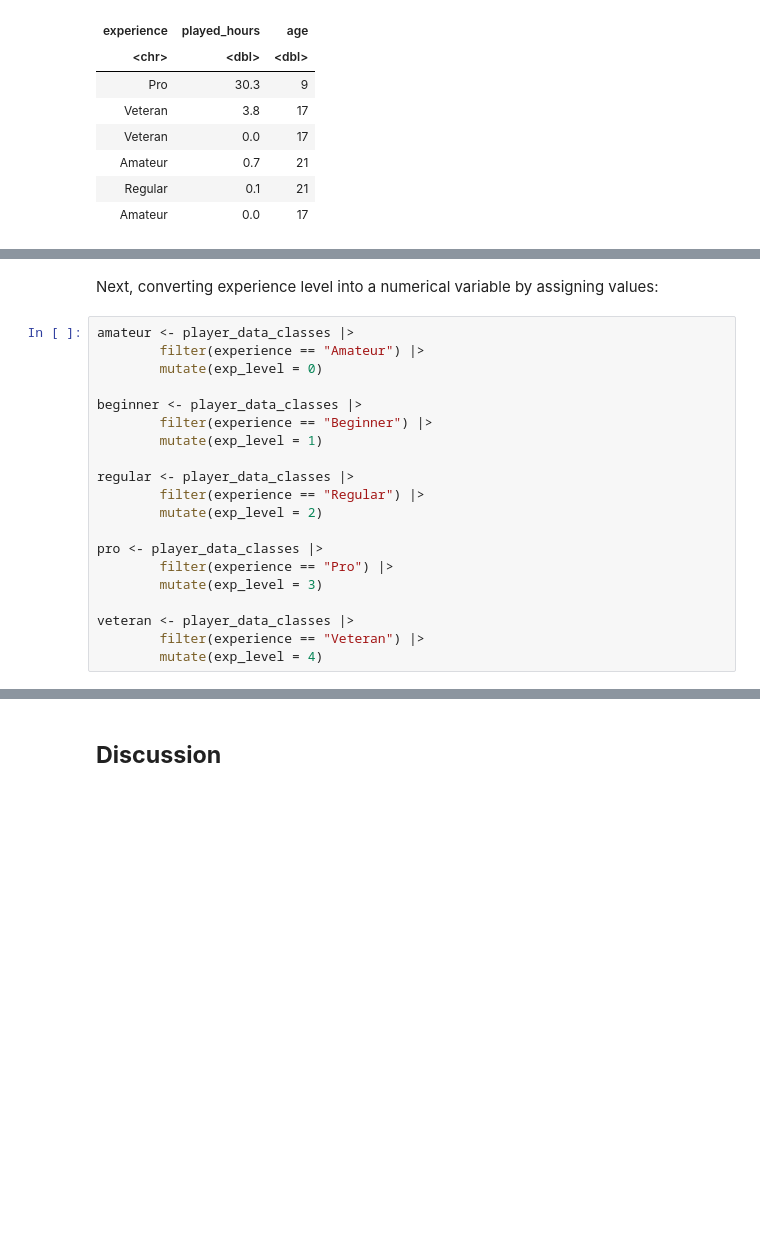
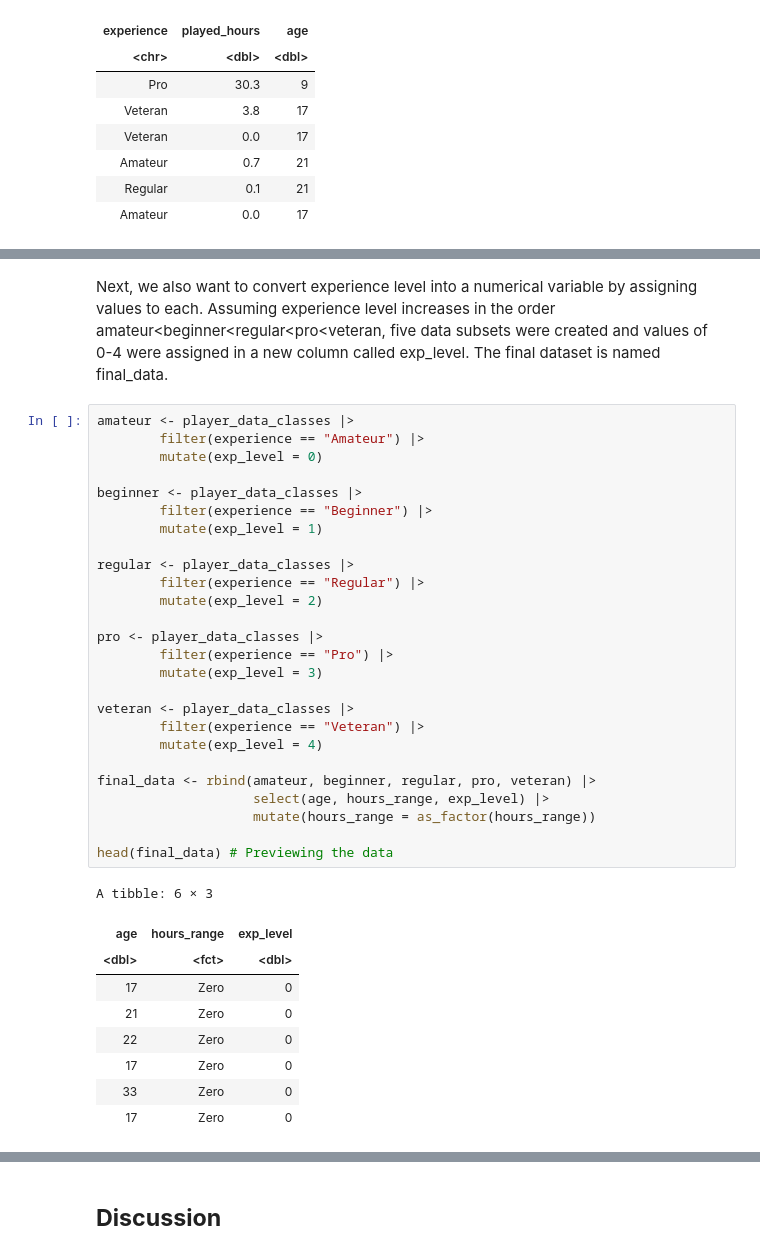
Before and after one commit to amazingk147/DSCI100-Project-Group-42, a Jupyter notebook: project_notebook.ipynb, the cells around one changed output, grey strips where cells are left out. Drawn from its saved outputs; the diff is of its cells as text; blank space fills up the shorter version.

```diff
--- a/project_notebook.ipynb
+++ b/project_notebook.ipynb
@@ -139,22 +139,38 @@ player_data_classes <- rbind(zero, low, medium, high, extreme) |>
 # %% [markdown]
-Next, converting experience level into a numerical variable by assigning values:
+Next, we also want to convert experience level into a numerical variable by assigning values to each. Assuming experience level increases in the order amateur<beginner<regular<pro<veteran, five data subsets were created and values of 0-4 were assigned in a new column called exp_level. The final dataset is named final_data.
 # %%
 amateur <- player_data_classes |>
         filter(experience == "Amateur") |>
         mutate(exp_level = 0)
 
 beginner <- player_data_classes |>
         filter(experience == "Beginner") |>
         mutate(exp_level = 1)
 
 regular <- player_data_classes |>
         filter(experience == "Regular") |>
         mutate(exp_level = 2)
 
 pro <- player_data_classes |>
         filter(experience == "Pro") |>
         mutate(exp_level = 3)
 
 veteran <- player_data_classes |>
         filter(experience == "Veteran") |>
         mutate(exp_level = 4)
+
+final_data <- rbind(amateur, beginner, regular, pro, veteran) |>
+                    select(age, hours_range, exp_level) |>
+                    mutate(hours_range = as_factor(hours_range))
+
+head(final_data) # Previewing the data
+# %% [output]
+A tibble: 6 × 3
+| age | hours_range | exp_level |
+| <dbl> | <fct> | <dbl> |
+| 17 | Zero | 0 |
+| 21 | Zero | 0 |
+| 22 | Zero | 0 |
+| 17 | Zero | 0 |
+| 33 | Zero | 0 |
+| 17 | Zero | 0 |
```
Also changed, not shown: parts of 19 cells of this notebook.
